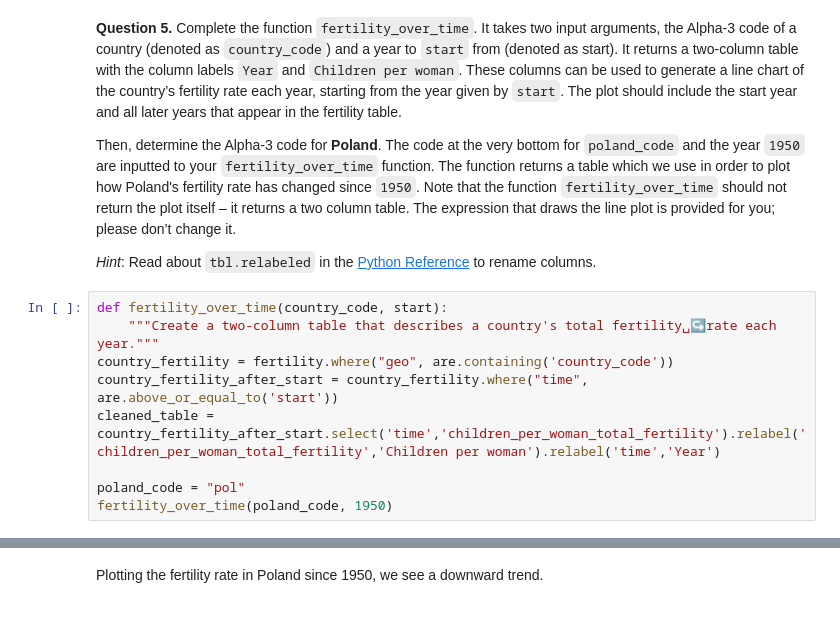
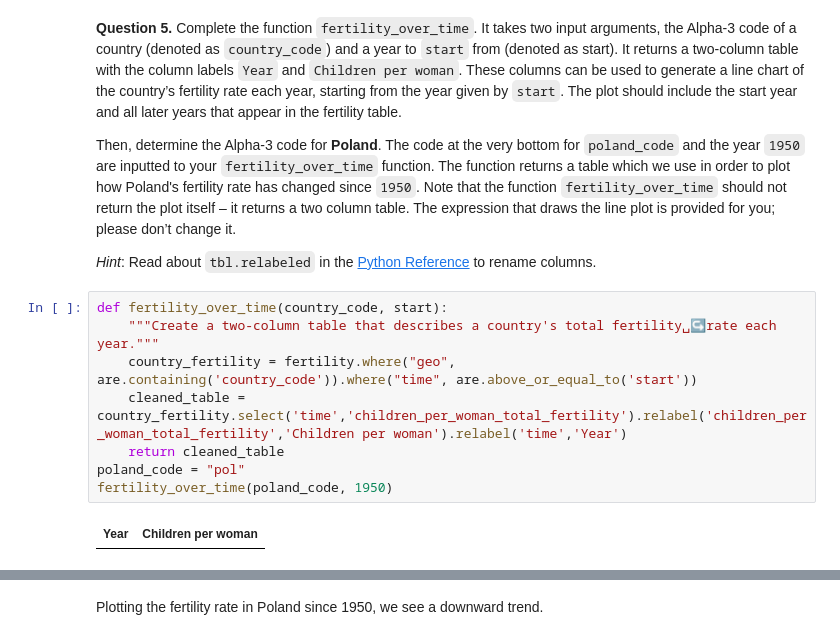
Before and after one commit to Jadenwill075/Intro-to-Data-Analytics, a Jupyter notebook: project1.ipynb, the cells around one changed output, grey strips where cells are left out. Drawn from its saved outputs; the diff is of its cells as text.

```diff
--- a/project1.ipynb
+++ b/project1.ipynb
@@ -234,12 +234,13 @@ _Hint_: Read about `tbl.relabeled` in the [Python Reference](https://www.data8.o
 # %%
 def fertility_over_time(country_code, start):
     """Create a two-column table that describes a country's total fertility␣↪rate each year."""
-country_fertility = fertility.where("geo", are.containing('country_code'))
-country_fertility_after_start = country_fertility.where("time", are.above_or_equal_to('start'))
-cleaned_table = country_fertility_after_start.select('time','children_per_woman_total_fertility').relabel('children_per_woman_total_fertility','Children per woman').relabel('time','Year')
-
+    country_fertility = fertility.where("geo", are.containing('country_code')).where("time", are.above_or_equal_to('start'))
+    cleaned_table = country_fertility.select('time','children_per_woman_total_fertility').relabel('children_per_woman_total_fertility','Children per woman').relabel('time','Year')
+    return cleaned_table
 poland_code = "pol"
 fertility_over_time(poland_code, 1950)
+# %% [output]
+| Year | Children per woman |
 # %%
 grader.check("q1_5")
 # %% [output]
```
Also changed, not shown: parts of 4 cells of this notebook, 1 other file.
